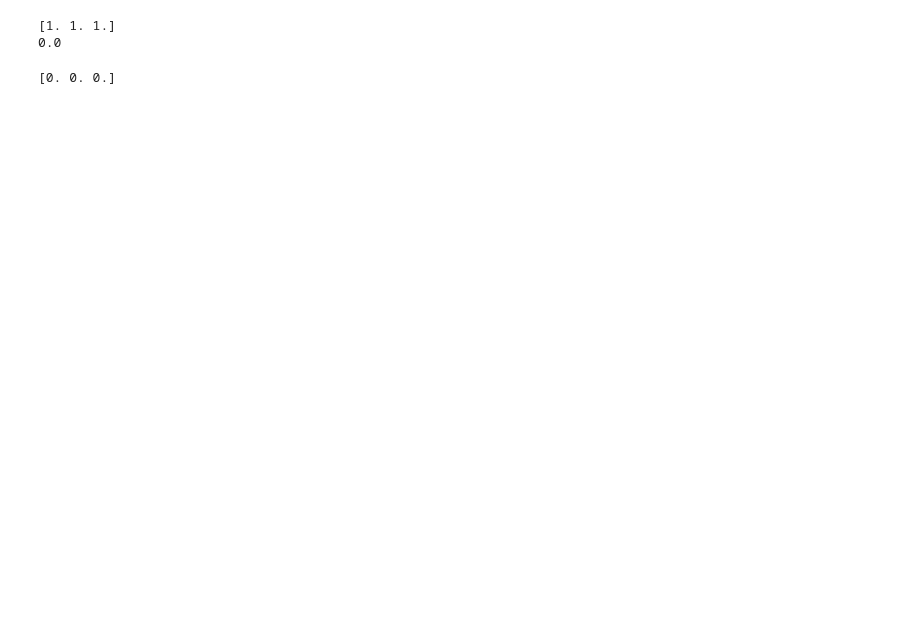
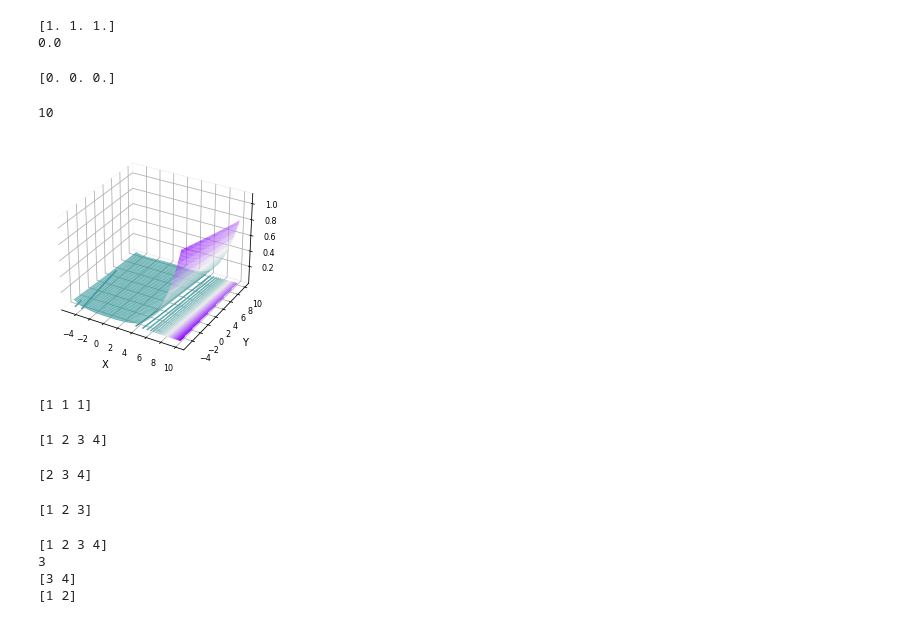
Before and after one commit to lishuang0809/StochOpt-py-SL, a Jupyter notebook: test_noncvx.ipynb, the cells around one changed output. Cells and saved outputs as stored; diff of their text form; code cells hidden in the pictures; blank space fills up the shorter version.

Commit message:
Added Rosenbrock loss

```diff
--- a/test_noncvx.ipynb
+++ b/test_noncvx.ipynb
@@ -20,0 +23,44 @@ print(grad_Rosenbrock(x))
+# %%
+# set the dimension of the input for the function
+sphere = bench.function.Sphere(3)
+# get results
+X = jnp.array([1, 3, 0])
+print(sphere(X))  # --> 10
+# %% [output]
+10
+# %%
+rosenbrock = bench.function.Rosenbrock(2)
+#bench.plot_2d(sphere, n_space=100, ax=None)
+bench.plot_3d(rosenbrock, n_space=100, ax=None)
+# %% [output]
+[figure, added]
+# %%
+d = 3
+X = jnp.array([1 for _ in range(d)])
+print(X)
+# %% [output]
+[1 1 1]
+# %%
+X = jnp.array([1,2,3,4])
+print(X)
+# %% [output]
+[1 2 3 4]
+# %%
+print(X[1:])
+# %% [output]
+[2 3 4]
+# %%
+print(X[:-1])
+# %% [output]
+[1 2 3]
+# %%
+i = 2
+print(X)
+print(X[i])
+print(X[i:])
+print(X[:-i])
+# %% [output]
+[1 2 3 4]
+3
+[3 4]
+[1 2]
```
Also changed, not shown: parts of 2 cells of this notebook, 1 other file.
